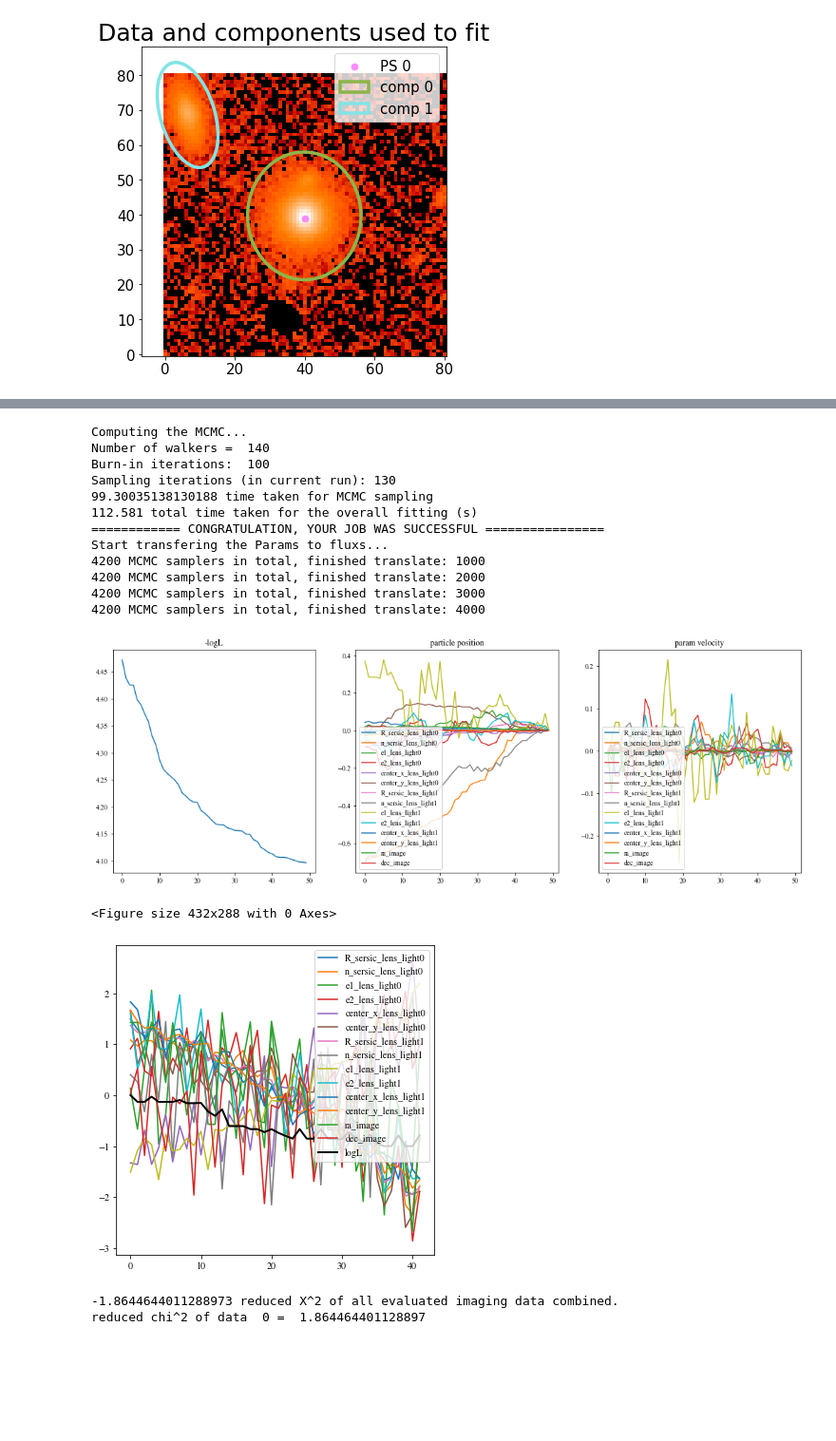
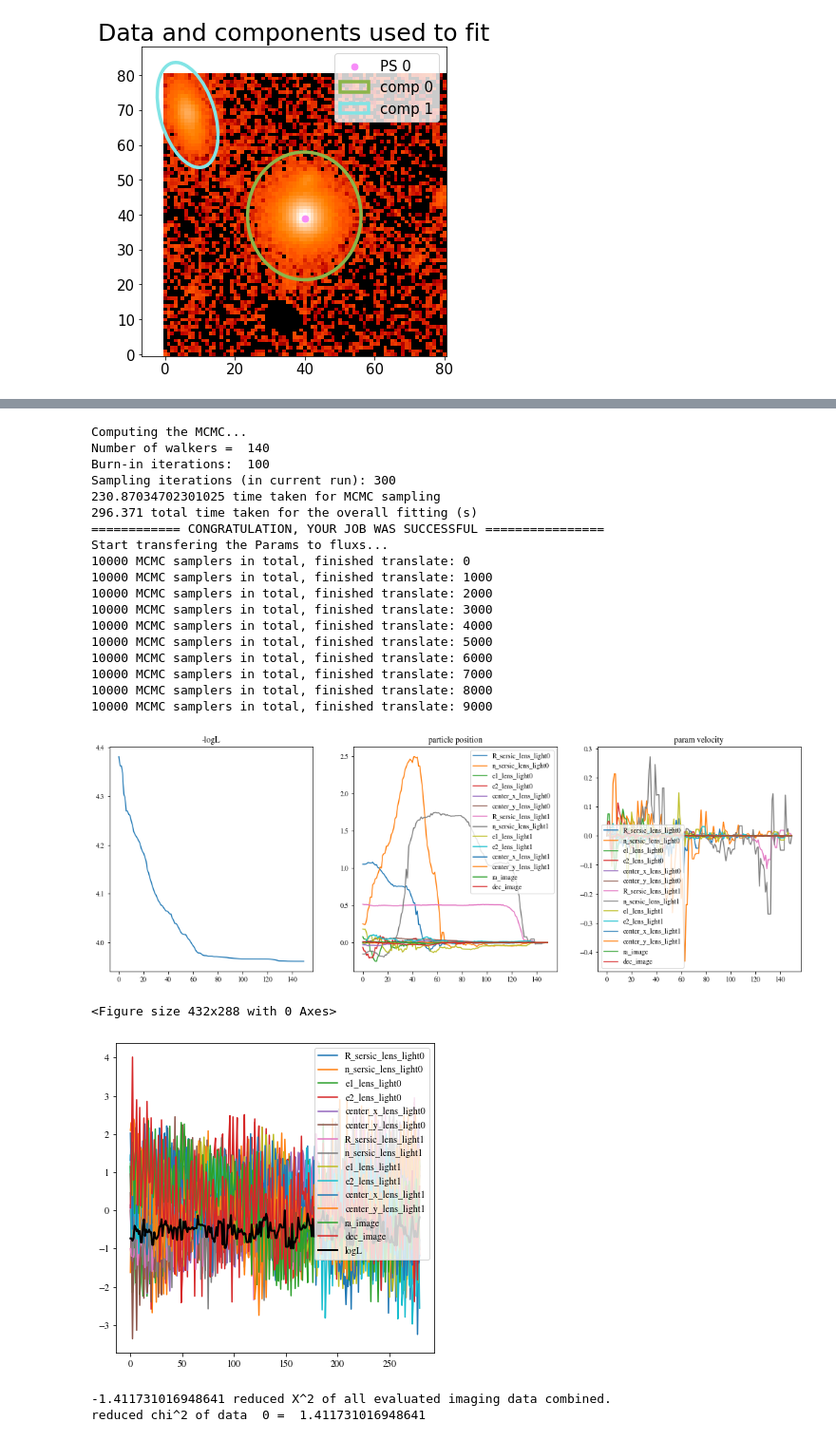
Before and after one commit to dartoon/galight_notebooks, a Jupyter notebook: galight_HSC_QSO.ipynb, the cells around one changed output, grey strips where cells are left out. Shown at 95% size. Drawn from its saved outputs; the diff is of its cells as text; code cells hidden in the pictures; blank space fills up the shorter version.

```diff
--- a/galight_HSC_QSO.ipynb
+++ b/galight_HSC_QSO.ipynb
@@ -101,7 +95,7 @@ from galight.fitting_process import FittingProcess
 
 #Pass fit_sepc to FittingProcess,
 # savename: The name of the saved files.
-fit_run = FittingProcess(fit_sepc, savename = 'HSC_result')
+fit_run = FittingProcess(fit_sepc, savename = 'HSC_result', fitting_level='norm')
 
 #Setting the fitting approach and Run:
 #     algorithm_list: The fitting approaches that would be used: e.g. ['PSO', 'PSO', 'MCMC']
@@ -124,7 +118,7 @@ fit_run.plot_all()
 
 #Save the fitting class as pickle format:
 #     Note, if you use python3 (or 2), load with python3 (or 2)
-fit_run.dump_result()
+fit_run.dump_result(savedata=False)  #You can set savedata= True to save the data_process_class, otherwise, it will be removed in pickle.
 # %% [output]
 Computing the PSO ...
 10
@@ -149,17 +140,23 @@ Max iteration reached! Stopping.
 Computing the MCMC...
 Number of walkers =  140
 Burn-in iterations:  100
-Sampling iterations (in current run): 130
-99.30035138130188 time taken for MCMC sampling
-112.581 total time taken for the overall fitting (s)
+Sampling iterations (in current run): 300
+230.87034702301025 time taken for MCMC sampling
+296.371 total time taken for the overall fitting (s)
 ============ CONGRATULATION, YOUR JOB WAS SUCCESSFUL ================
 Start transfering the Params to fluxs...
-4200 MCMC samplers in total, finished translate: 1000
-4200 MCMC samplers in total, finished translate: 2000
-4200 MCMC samplers in total, finished translate: 3000
-4200 MCMC samplers in total, finished translate: 4000
+10000 MCMC samplers in total, finished translate: 0
+10000 MCMC samplers in total, finished translate: 1000
+10000 MCMC samplers in total, finished translate: 2000
+10000 MCMC samplers in total, finished translate: 3000
+10000 MCMC samplers in total, finished translate: 4000
+10000 MCMC samplers in total, finished translate: 5000
+10000 MCMC samplers in total, finished translate: 6000
+10000 MCMC samplers in total, finished translate: 7000
+10000 MCMC samplers in total, finished translate: 8000
+10000 MCMC samplers in total, finished translate: 9000
-[figure, old version]
+[figure, new version]
 <Figure size 432x288 with 0 Axes>
-[figure, old version]
+[figure, new version]
--1.8644644011288973 reduced X^2 of all evaluated imaging data combined.
-reduced chi^2 of data  0 =  1.864464401128897
+-1.411731016948641 reduced X^2 of all evaluated imaging data combined.
+reduced chi^2 of data  0 =  1.411731016948641
```
Also changed, not shown: parts of 5 cells of this notebook.
